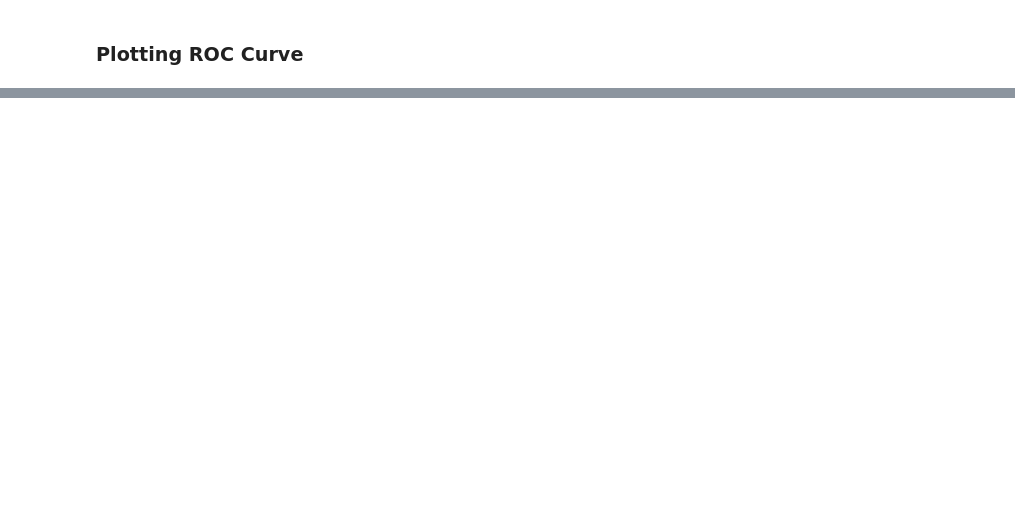
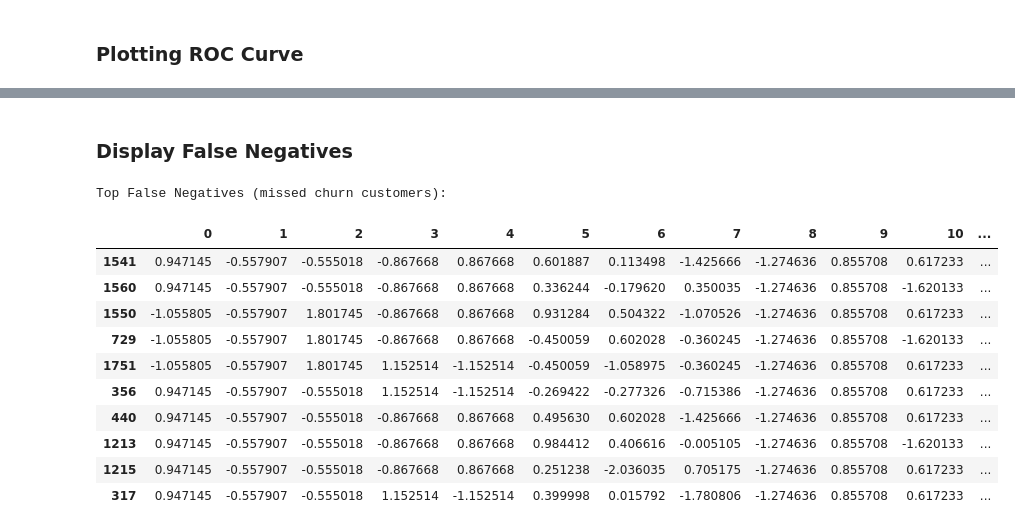
Before and after one commit to mniabedii/AI-FinalProject-5thG, a Jupyter notebook: notebooks/experiments/model_2/churn_model_2_exp_4.ipynb, the cells around one changed output, grey strips where cells are left out. Saved outputs shown, nothing was run; the diff lists cells and outputs as text; code cells hidden in the pictures; blank space fills up the shorter version.

```diff
--- a/notebooks/experiments/model_2/churn_model_2_exp_4.ipynb
+++ b/notebooks/experiments/model_2/churn_model_2_exp_4.ipynb
@@ -327,0 +384,20 @@ plt.show()
+# %% [markdown]
+### Display False Negatives
+# %%
+fn_examples = test_results[fn_mask].sort_values("pred_prob", ascending=True)
+
+print("Top False Negatives (missed churn customers):")
+display(fn_examples.head(10))
+# %% [output]
+Top False Negatives (missed churn customers):
+|  | 0 | 1 | 2 | 3 | 4 | 5 | 6 | 7 | 8 | 9 | 10 | ... |
+| 1541 | 0.947145 | -0.557907 | -0.555018 | -0.867668 | 0.867668 | 0.601887 | 0.113498 | -1.425666 | -1.274636 | 0.855708 | 0.617233 | ... |
+| 1560 | 0.947145 | -0.557907 | -0.555018 | -0.867668 | 0.867668 | 0.336244 | -0.179620 | 0.350035 | -1.274636 | 0.855708 | -1.620133 | ... |
+| 1550 | -1.055805 | -0.557907 | 1.801745 | -0.867668 | 0.867668 | 0.931284 | 0.504322 | -1.070526 | -1.274636 | 0.855708 | 0.617233 | ... |
+| 729 | -1.055805 | -0.557907 | 1.801745 | -0.867668 | 0.867668 | -0.450059 | 0.602028 | -0.360245 | -1.274636 | 0.855708 | -1.620133 | ... |
+| 1751 | -1.055805 | -0.557907 | 1.801745 | 1.152514 | -1.152514 | -0.450059 | -1.058975 | -0.360245 | -1.274636 | 0.855708 | 0.617233 | ... |
+| 356 | 0.947145 | -0.557907 | -0.555018 | 1.152514 | -1.152514 | -0.269422 | -0.277326 | -0.715386 | -1.274636 | 0.855708 | 0.617233 | ... |
+| 440 | 0.947145 | -0.557907 | -0.555018 | -0.867668 | 0.867668 | 0.495630 | 0.602028 | -1.425666 | -1.274636 | 0.855708 | 0.617233 | ... |
+| 1213 | 0.947145 | -0.557907 | -0.555018 | -0.867668 | 0.867668 | 0.984412 | 0.406616 | -0.005105 | -1.274636 | 0.855708 | -1.620133 | ... |
+| 1215 | 0.947145 | -0.557907 | -0.555018 | -0.867668 | 0.867668 | 0.251238 | -2.036035 | 0.705175 | -1.274636 | 0.855708 | 0.617233 | ... |
+| 317 | 0.947145 | -0.557907 | -0.555018 | 1.152514 | -1.152514 | 0.399998 | 0.015792 | -1.780806 | -1.274636 | 0.855708 | 0.617233 | ... |
```
Also changed, not shown: parts of 18 cells of this notebook, 1 other file.
